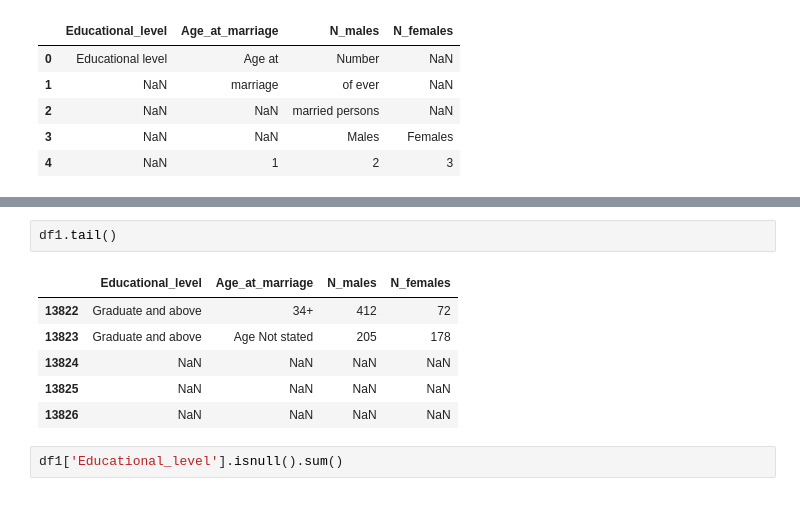
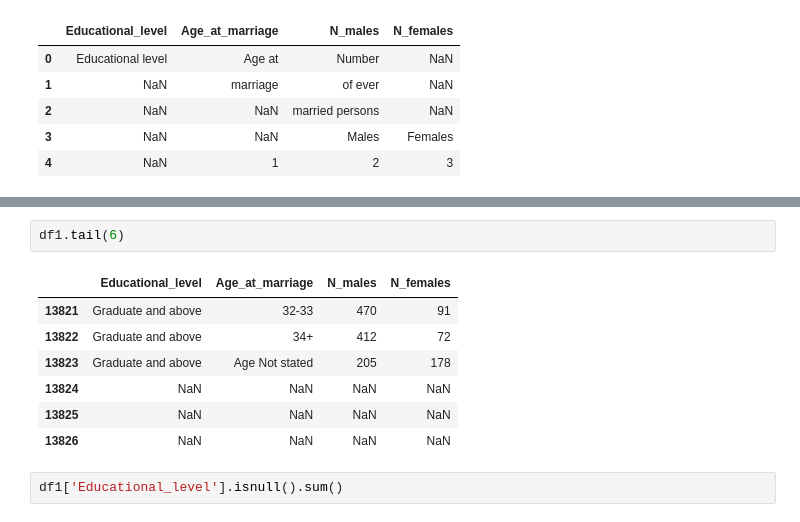
Before and after one commit to yesdeepakmittal/indiacensus, a Jupyter notebook: Education_at_df_Marriage_age.ipynb, the cells around one changed output, grey strips where cells are left out. Cells and saved outputs as stored; diff of their text form.

```diff
--- a/Education_at_df_Marriage_age.ipynb
+++ b/Education_at_df_Marriage_age.ipynb
@@ -75,7 +86,8 @@ df1.head()
 # %%
-df1.tail()
+df1.tail(6)
 # %% [output]
 |  | Educational_level | Age_at_marriage | N_males | N_females |
+| 13821 | Graduate and above | 32-33 | 470 | 91 |
 | 13822 | Graduate and above | 34+ | 412 | 72 |
 | 13823 | Graduate and above | Age Not stated | 205 | 178 |
 | 13824 | NaN | NaN | NaN | NaN |
```
Also changed, not shown: parts of 2 cells of this notebook.
